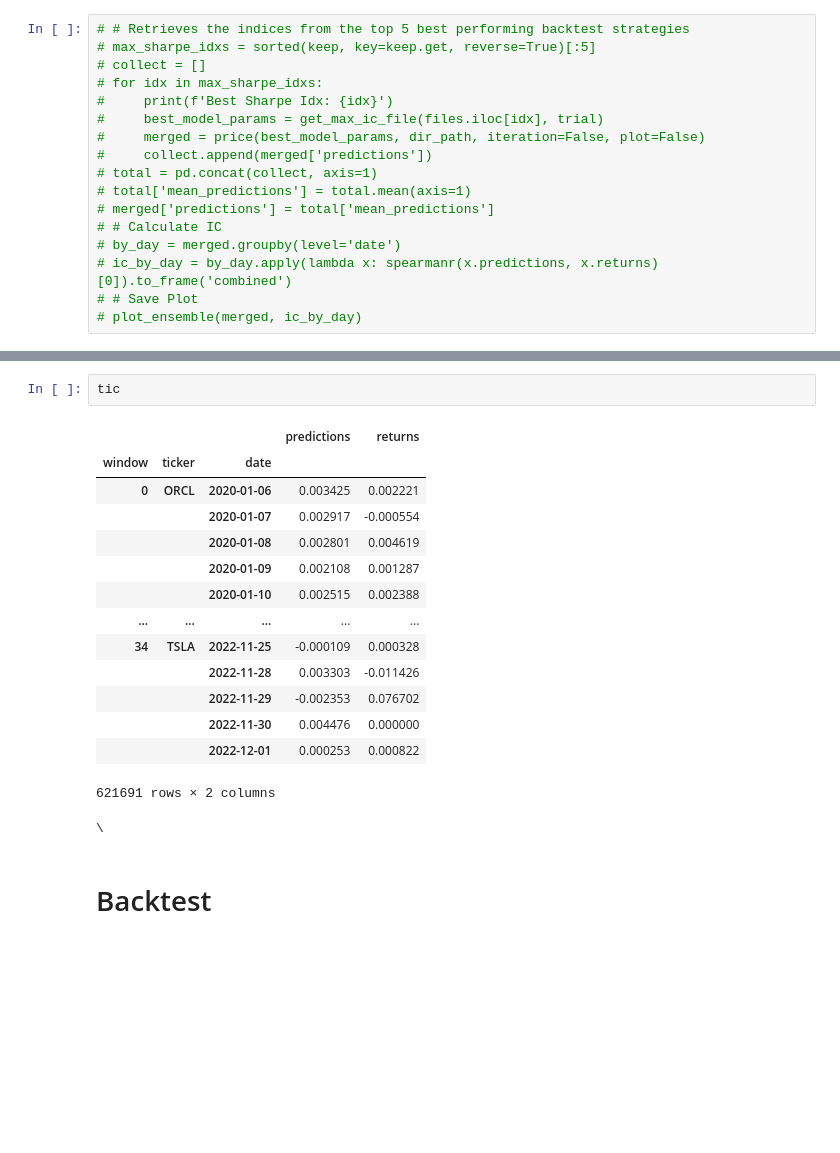
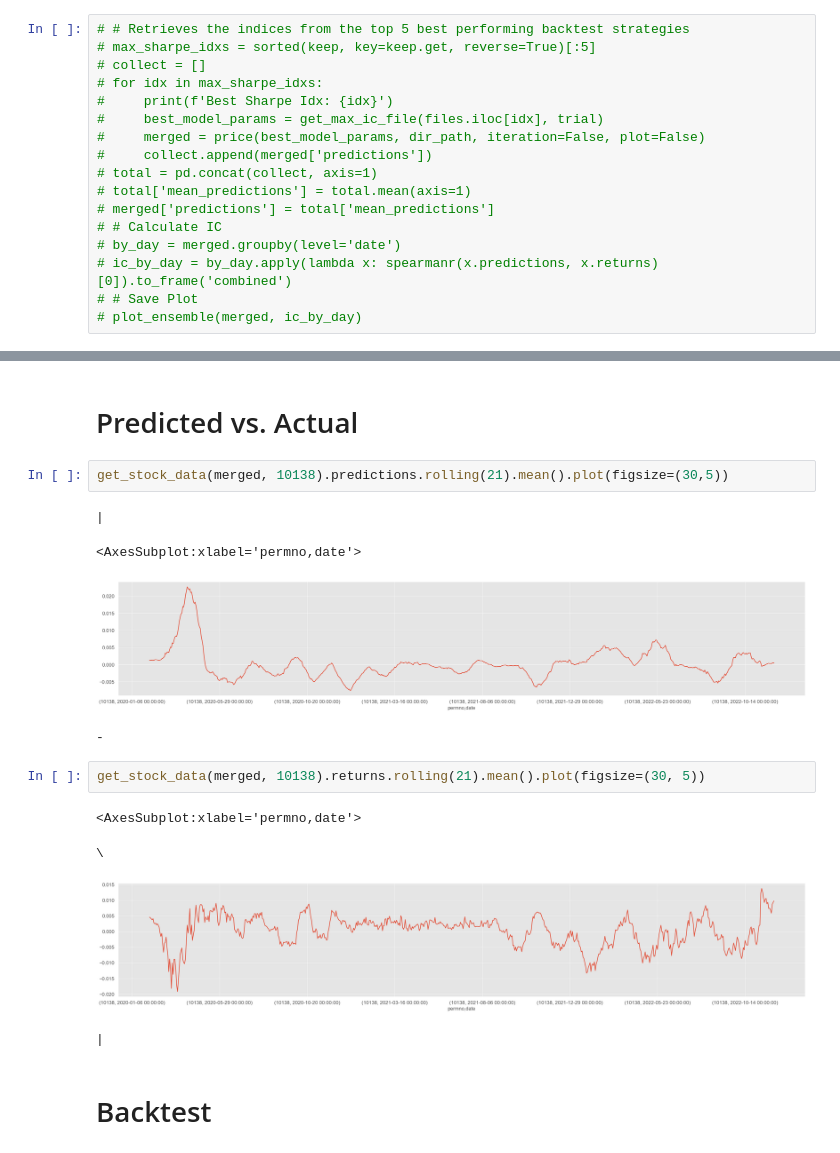
Before and after one commit to jfan1256/algofacto, a Jupyter notebook: strategy/strategy_ml.ipynb, the cells around one changed output, grey strips where cells are left out. Cells and saved outputs as stored; diff of their text form; blank space fills up the shorter version.

```diff
--- a/strategy/strategy_ml.ipynb
+++ b/strategy/strategy_ml.ipynb
@@ -754,21 +795,19 @@ tic = tic.drop('permno', axis=1)
-# %%
-tic
-# %% [output]
-|  |  |  | predictions | returns |
-| window | ticker | date |  |  |
-| 0 | ORCL | 2020-01-06 | 0.003425 | 0.002221 |
-|  |  | 2020-01-07 | 0.002917 | -0.000554 |
-|  |  | 2020-01-08 | 0.002801 | 0.004619 |
-|  |  | 2020-01-09 | 0.002108 | 0.001287 |
-|  |  | 2020-01-10 | 0.002515 | 0.002388 |
-| ... | ... | ... | ... | ... |
-| 34 | TSLA | 2022-11-25 | -0.000109 | 0.000328 |
-|  |  | 2022-11-28 | 0.003303 | -0.011426 |
-|  |  | 2022-11-29 | -0.002353 | 0.076702 |
-|  |  | 2022-11-30 | 0.004476 | 0.000000 |
-|  |  | 2022-12-01 | 0.000253 | 0.000822 |
-621691 rows × 2 columns
-\
+# %% [markdown]
+# Predicted vs. Actual
+# %%
+get_stock_data(merged, 10138).predictions.rolling(21).mean().plot(figsize=(30,5))
+# %% [output]
+|
+<AxesSubplot:xlabel='permno,date'>
+[figure, new version]
+-
+# %%
+get_stock_data(merged, 10138).returns.rolling(21).mean().plot(figsize=(30, 5))
+# %% [output]
+<AxesSubplot:xlabel='permno,date'>
+\
+[figure, new version]
+|
 # %% [markdown]
 # Backtest
 # %%
```
Also changed, not shown: parts of 23 cells of this notebook, 4 other files.
